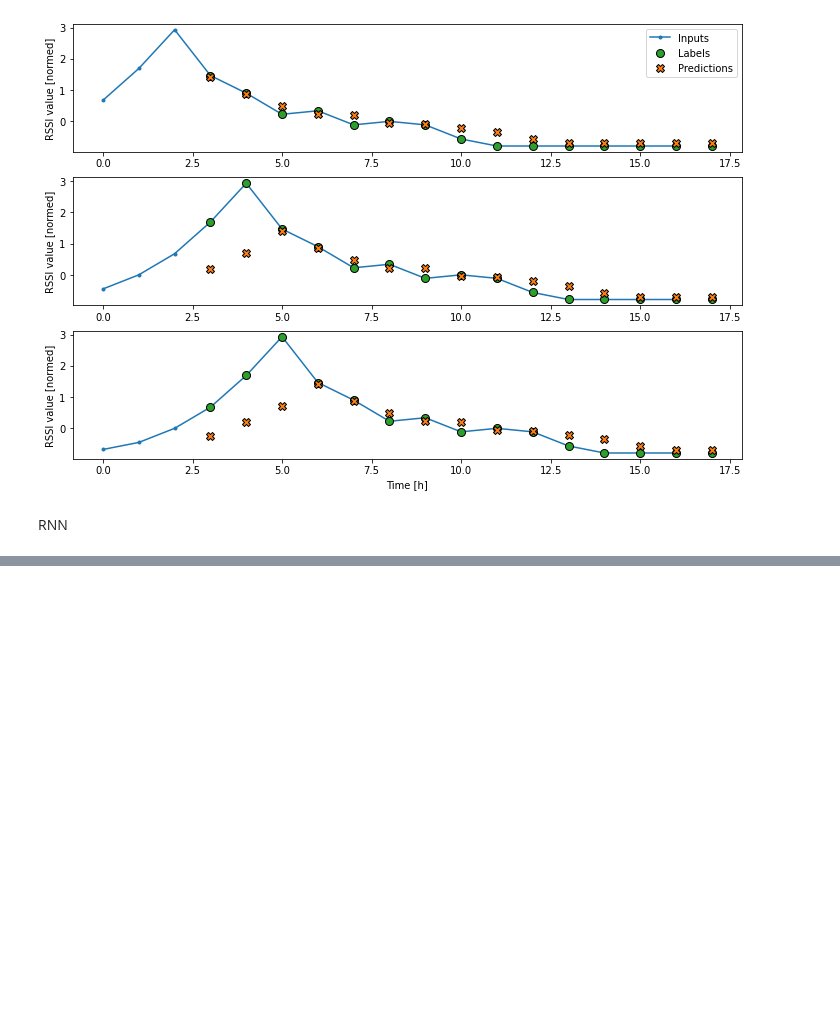
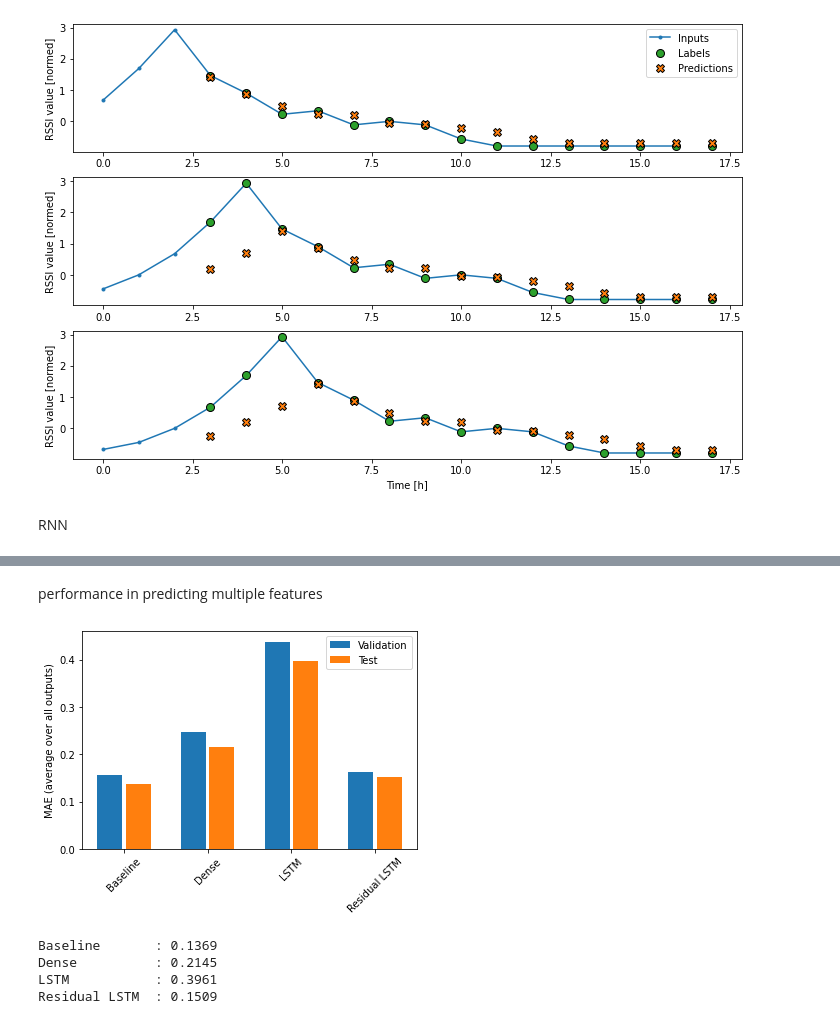
Before and after one commit to ntesfu/ML_PweredResilentMeshNetworks, a Jupyter notebook: Untitled.ipynb, the cells around one changed output, grey strips where cells are left out. Saved outputs shown, nothing was run; the diff lists cells and outputs as text; code cells hidden in the pictures; blank space fills up the shorter version.

Commit message:
Further changes on the models

```diff
--- a/Untitled.ipynb
+++ b/Untitled.ipynb
@@ -642,0 +678,5 @@ _ = plt.legend()
+# %%
+val_performance = {}
+performance = {}
+val_performance['Baseline'] = baseline.evaluate(wide_window.val)
+performance['Baseline'] = baseline.evaluate(wide_window.test, verbose=0)
@@ -642,0 +692,6 @@ _ = plt.legend()
+# %%
+history = compile_and_fit(dense, single_step_window)
+
+#IPython.display.clear_output()
+val_performance['Dense'] = dense.evaluate(single_step_window.val)
+performance['Dense'] = dense.evaluate(single_step_window.test, verbose=0)
@@ -642,0 +739,18 @@ _ = plt.legend()
+# %%
+#%%time
+residual_lstm = ResidualWrapper(
+    tf.keras.Sequential([
+    tf.keras.layers.LSTM(32, return_sequences=True),
+    tf.keras.layers.Dense(
+        num_features,
+        # The predicted deltas should start small.
+        # Therefore, initialize the output layer with zeros.
+        kernel_initializer=tf.initializers.zeros())
+]))
+
+history = compile_and_fit(residual_lstm, wide_window)
+
+#IPython.display.clear_output()
+val_performance['Residual LSTM'] = residual_lstm.evaluate(wide_window.val)
+performance['Residual LSTM'] = residual_lstm.evaluate(wide_window.test, verbose=0)
+print()
@@ -642,0 +760,27 @@ _ = plt.legend()
+# %% [markdown]
+performance in predicting multiple features
+# %%
+x = np.arange(len(performance))
+width = 0.3
+
+metric_name = 'mean_absolute_error'
+metric_index = lstm_model.metrics_names.index('mean_absolute_error')
+val_mae = [v[metric_index] for v in val_performance.values()]
+test_mae = [v[metric_index] for v in performance.values()]
+
+plt.bar(x - 0.17, val_mae, width, label='Validation')
+plt.bar(x + 0.17, test_mae, width, label='Test')
+plt.xticks(ticks=x, labels=performance.keys(),
+           rotation=45)
+plt.ylabel('MAE (average over all outputs)')
+_ = plt.legend()
+# %% [output]
+[figure, added]
+# %%
+for name, value in performance.items():
+  print(f'{name:15s}: {value[1]:0.4f}')
+# %% [output]
+Baseline       : 0.1369
+Dense          : 0.2145
+LSTM           : 0.3961
+Residual LSTM  : 0.1509
```
Also changed, not shown: parts of 31 cells of this notebook.
